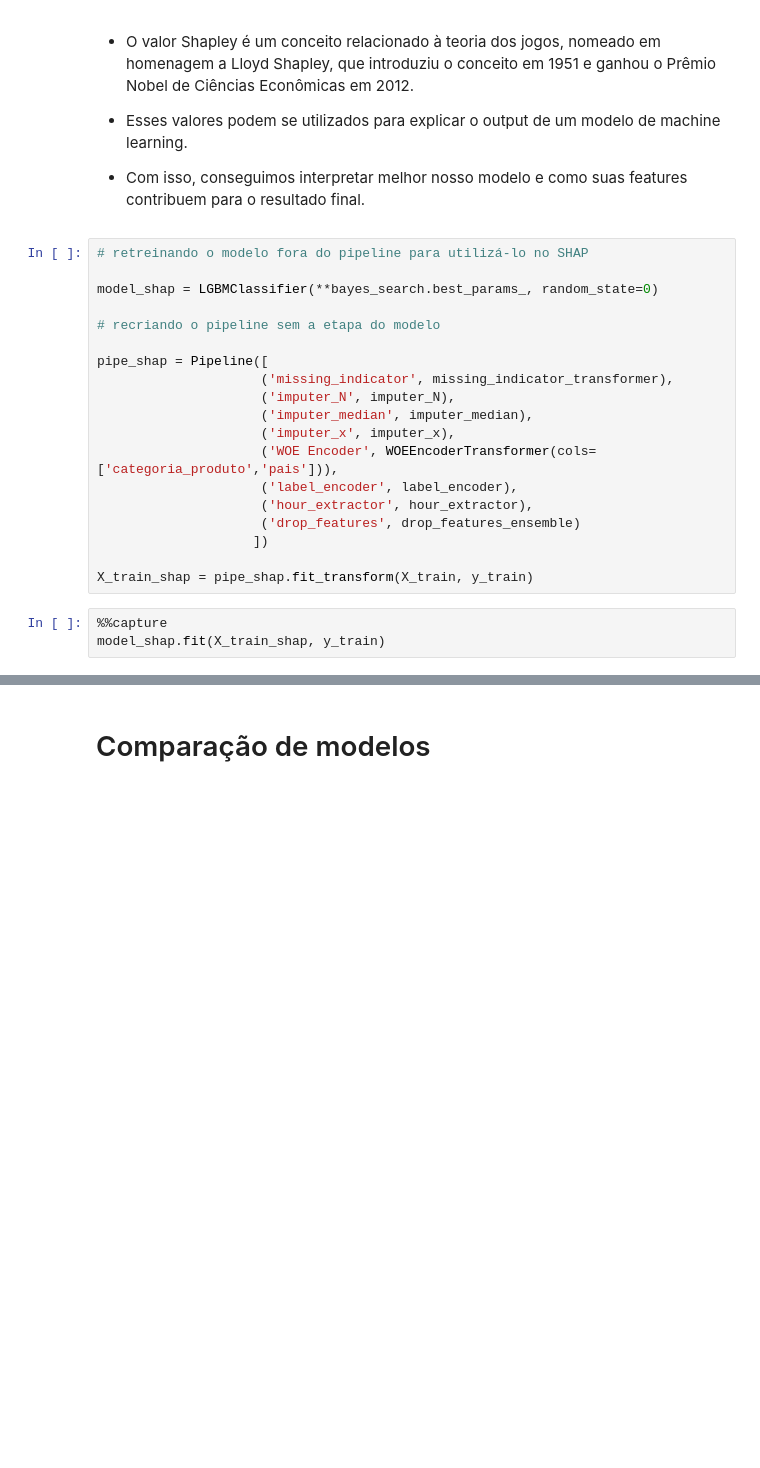
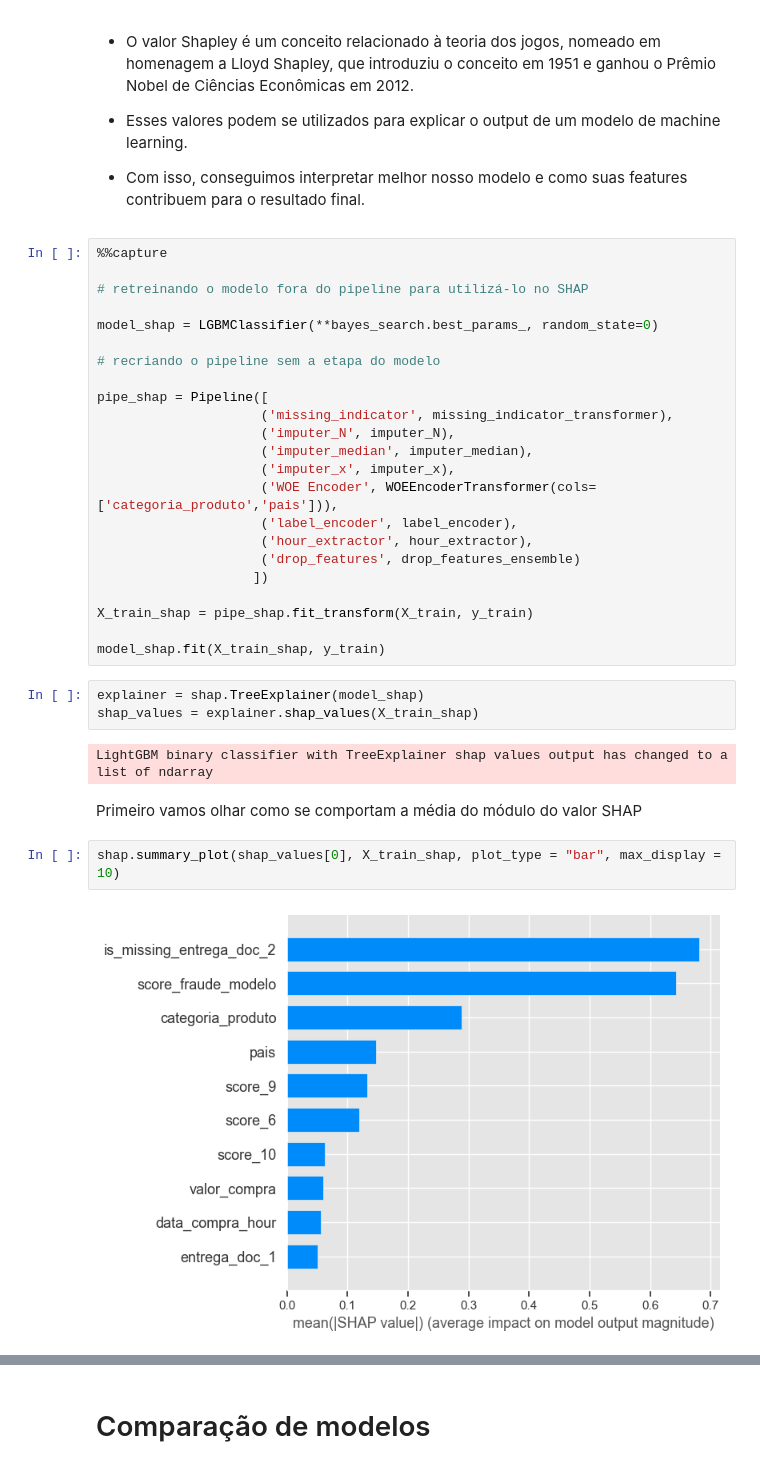
Before and after one commit to francismelojr/fraud-modeling, a Jupyter notebook: src/notebook/model.ipynb, the cells around one changed output, grey strips where cells are left out. Cells and saved outputs as stored; diff of their text form; blank space fills up the shorter version.

Commit message:
added shapley values

```diff
--- a/src/notebook/model.ipynb
+++ b/src/notebook/model.ipynb
@@ -1109,6 +1107,8 @@ score_distribution(y_test, y_test_score_ensemble);
 
 * Com isso, conseguimos interpretar melhor nosso modelo e como suas features contribuem para o resultado final.
 # %%
+%%capture
+
 # retreinando o modelo fora do pipeline para utilizá-lo no SHAP
 
 model_shap = LGBMClassifier(**bayes_search.best_params_, random_state=0)
@@ -1127,6 +1127,16 @@ pipe_shap = Pipeline([
                     ])
 
 X_train_shap = pipe_shap.fit_transform(X_train, y_train)
+
+model_shap.fit(X_train_shap, y_train)
-# %%
-%%capture
-model_shap.fit(X_train_shap, y_train)
+# %%
+explainer = shap.TreeExplainer(model_shap)
+shap_values = explainer.shap_values(X_train_shap)
+# %% [output]
+LightGBM binary classifier with TreeExplainer shap values output has changed to a list of ndarray
+# %% [markdown]
+Primeiro vamos olhar como se comportam a média do módulo do valor SHAP
+# %%
+shap.summary_plot(shap_values[0], X_train_shap, plot_type = "bar", max_display = 10)
+# %% [output]
+[figure, added]
```
Also changed, not shown: parts of 19 cells of this notebook.
